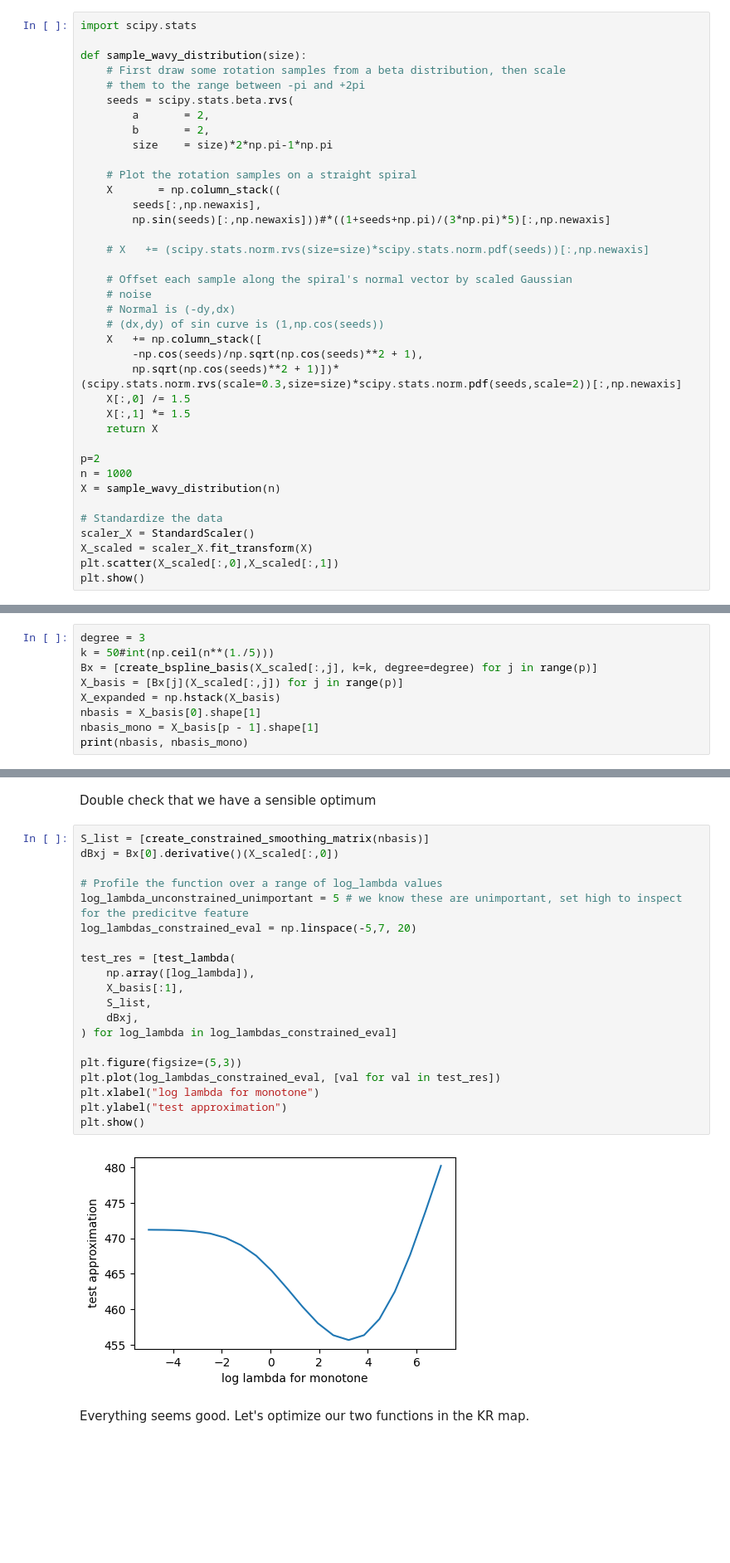
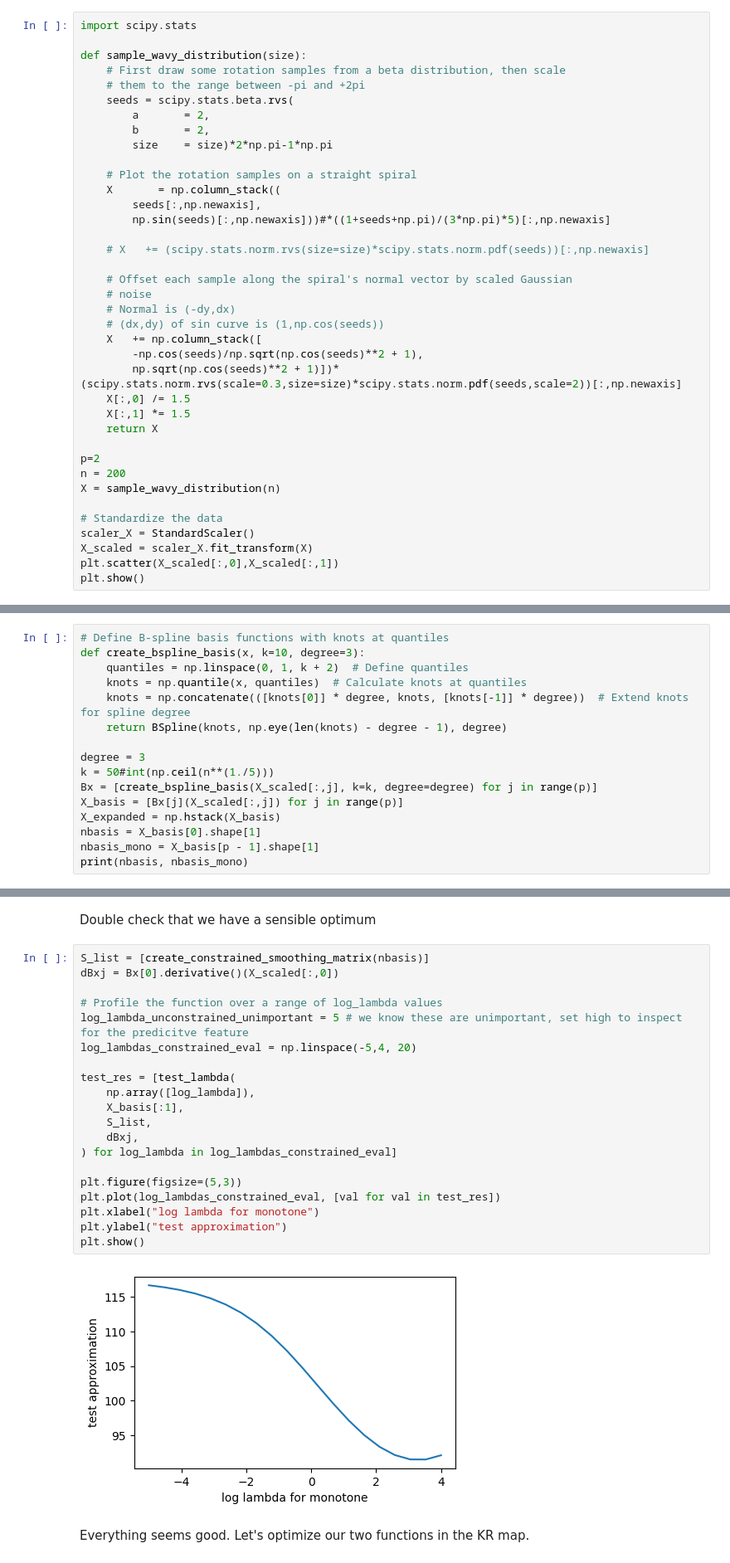
Before and after one commit to equinor/graphite-maps, a Jupyter notebook: docs/source/bayes-empirical-smoothing-autodiff.ipynb, the cells around one changed output, grey strips where cells are left out. Shown at 83% size. Cells and saved outputs as stored; diff of their text form; blank space fills up the shorter version.

```diff
--- a/docs/source/bayes-empirical-smoothing-autodiff.ipynb
+++ b/docs/source/bayes-empirical-smoothing-autodiff.ipynb
@@ -495,7 +495,7 @@ def sample_wavy_distribution(size):
     return X
 
 p=2
-n = 1000
+n = 200
 X = sample_wavy_distribution(n)
 
 # Standardize the data
@@ -508,4 +508,11 @@ plt.show()
 # %%
+# Define B-spline basis functions with knots at quantiles
+def create_bspline_basis(x, k=10, degree=3):
+    quantiles = np.linspace(0, 1, k + 2)  # Define quantiles
+    knots = np.quantile(x, quantiles)  # Calculate knots at quantiles
+    knots = np.concatenate(([knots[0]] * degree, knots, [knots[-1]] * degree))  # Extend knots for spline degree
+    return BSpline(knots, np.eye(len(knots) - degree - 1), degree)
+
 degree = 3
 k = 50#int(np.ceil(n**(1./5)))
 Bx = [create_bspline_basis(X_scaled[:,j], k=k, degree=degree) for j in range(p)]
@@ -592,25 +599,25 @@ Double check that we have a sensible optimum
 # %%
 S_list = [create_constrained_smoothing_matrix(nbasis)]
 dBxj = Bx[0].derivative()(X_scaled[:,0])
 
 # Profile the function over a range of log_lambda values
 log_lambda_unconstrained_unimportant = 5 # we know these are unimportant, set high to inspect for the predicitve feature
-log_lambdas_constrained_eval = np.linspace(-5,7, 20)
+log_lambdas_constrained_eval = np.linspace(-5,4, 20)
 
 test_res = [test_lambda(
     np.array([log_lambda]),
     X_basis[:1],
     S_list,
     dBxj,
 ) for log_lambda in log_lambdas_constrained_eval]
 
 plt.figure(figsize=(5,3))
 plt.plot(log_lambdas_constrained_eval, [val for val in test_res])
 plt.xlabel("log lambda for monotone")
 plt.ylabel("test approximation")
 plt.show()
 # %% [output]
-[figure, old version]
+[figure, new version]
 # %% [markdown]
 Everything seems good. Let's optimize our two functions in the KR map.
 # %%
```
Also changed, not shown: parts of 7 cells of this notebook.
